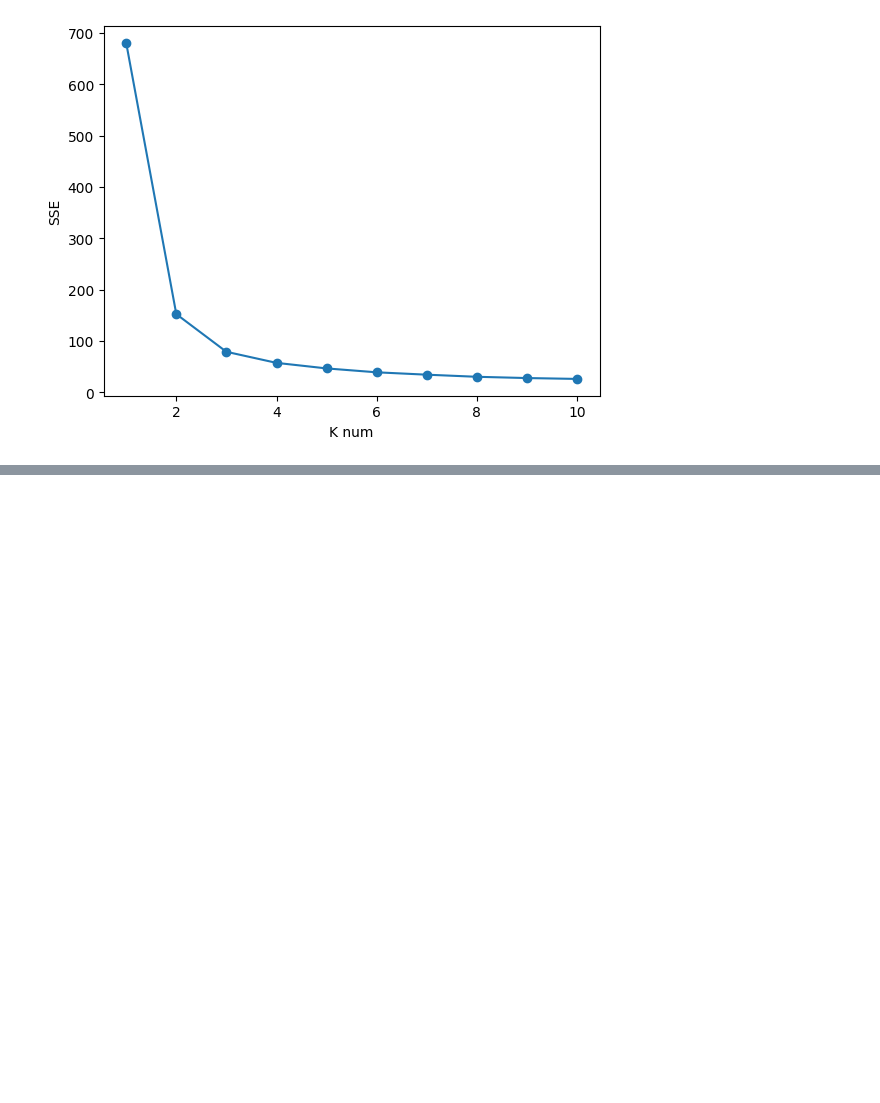
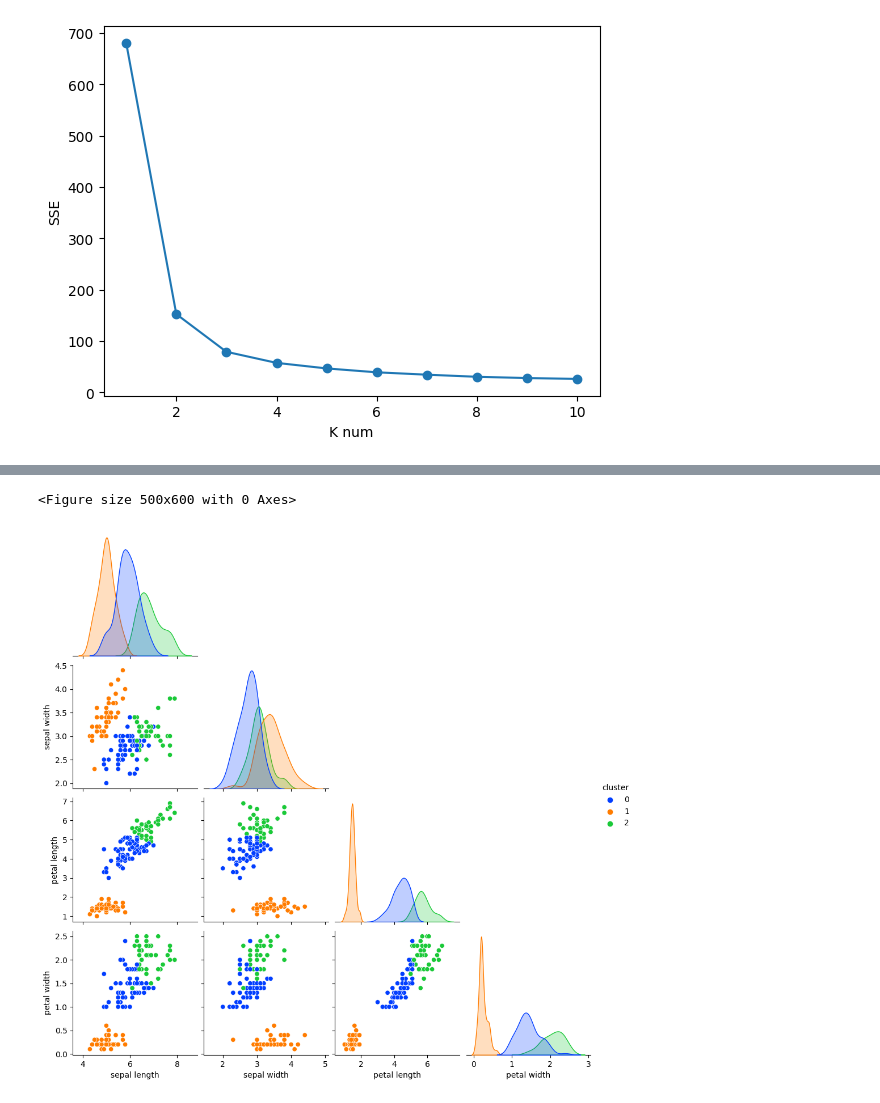
Before and after one commit to sai-with/ADP_prac, a Jupyter notebook: statics/군집분석.ipynb, the cells around one changed output, grey strips where cells are left out. Saved outputs shown, nothing was run; the diff lists cells and outputs as text; code cells hidden in the pictures; blank space fills up the shorter version.

```diff
--- a/statics/군집분석.ipynb
+++ b/statics/군집분석.ipynb
@@ -270,0 +273,7 @@ k: 10 SSE: 26.07225182334006
+# %%
+# 최적 k(3)dmfh KMeans 군집화 실행
+km = KMeans(n_clusters=3, random_state=1)
+km.fit(X)
+label = km.labels_
+X['cluster'] = label
+X.groupby('cluster').mean()
@@ -270,0 +286,13 @@ k: 10 SSE: 26.07225182334006
+# %%
+# KMeans 군집결과 시각화
+plt.figure(figsize=(5,6))
+sns.pairplot(
+    X,
+    diag_kind='kde',
+    hue='cluster',
+    corner=True, # 코너부분만 표시(중복되니까!)
+    palette='bright'
+);
+# %% [output]
+<Figure size 500x600 with 0 Axes>
+[figure, added]
```
Also changed, not shown: parts of 10 cells of this notebook, 4 other files.
